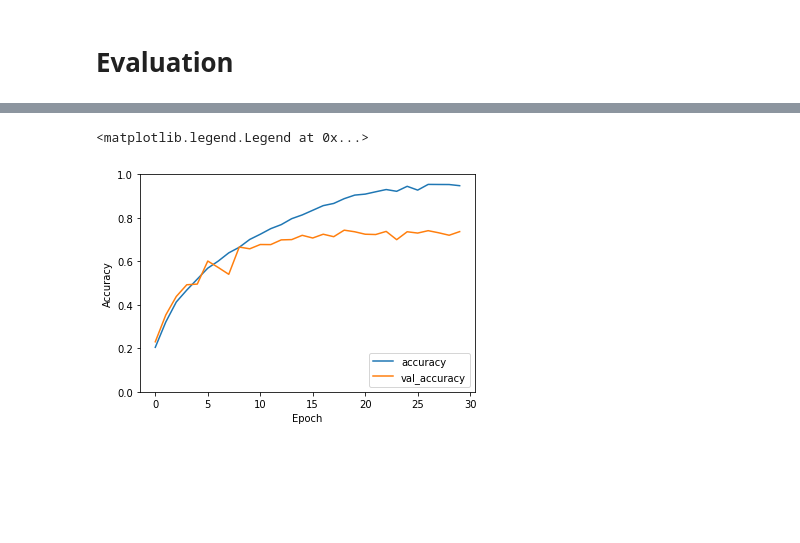
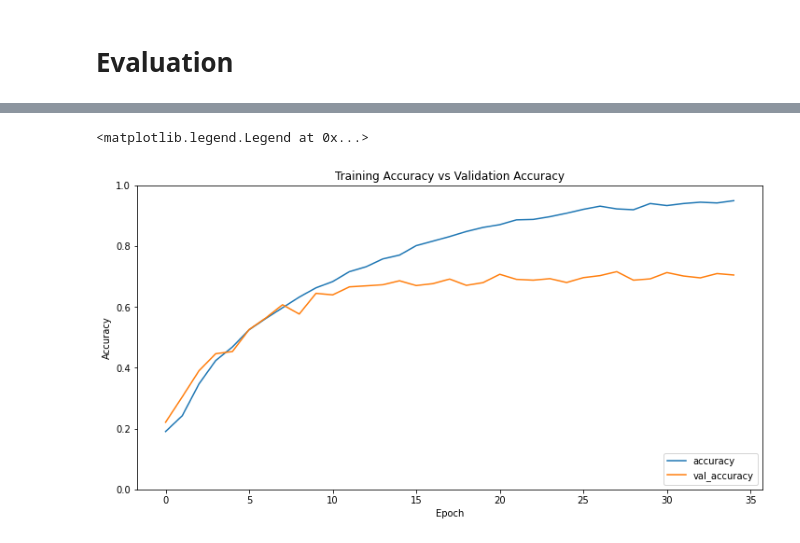
Before and after one commit to Jenishhd/DL_Project, a Jupyter notebook: DL_Animals_Model_Chloe.ipynb, the cells around one changed output, grey strips where cells are left out. Drawn from its saved outputs; the diff is of its cells as text; code cells hidden in the pictures; blank space fills up the shorter version.

```diff
--- a/DL_Animals_Model_Chloe.ipynb
+++ b/DL_Animals_Model_Chloe.ipynb
@@ -441,9 +471,12 @@ Trainable params: 8,499,022
 Non-trainable params: 0
 __________________________________________________________________________________________________
 # %%
-cnn.compile(loss="sparse_categorical_crossentropy",
-              optimizer="adam",
-              metrics=["accuracy"])
+cnn.compile(loss=["sparse_categorical_crossentropy","sparse_categorical_crossentropy","sparse_categorical_crossentropy"],
+            loss_weights=[1, 0.3, 0.3],
+            optimizer="adam",
+            metrics=["accuracy"])
 # from tensorflow.keras.optimizers import Adam
 # opt = Adam(lr=0.001)
 # cnn.compile(optimizer=opt, loss=keras.losses.categorical_crossentropy, metrics=['accuracy'])
+#cnn.compile(loss='sparse_categorical_crossentropy', optimizer='SGD', metrics=['accuracy'])
+            # loss_weights=[1, 0.3, 0.3],
@@ -473,8 +482,0 @@ def generator(X_data, y_data, batch_size):
-# %%
-#history = cnn.fit(X_train, y_train, batch_size = 100, epochs=30, validation_data=(X_valid, y_valid)) #try 100 epochs? less than 10 is too small
-history = cnn.fit(X_train, y_train, batch_size = 100, epochs=30, validation_data=(X_valid, y_valid)) #try 100 epochs? less than 10 is too small
-# history = cnn.fit_generator(steps_per_epoch=100,generator=(X_train,y_train), validation_data= (X_valid,y_valid), validation_steps=10,epochs=100,callbacks=[checkpoint,early])
-# history = cnn.fit_generator(generator=generator(X_train,y_train,100), steps_per_epoch=len(X_train) // 100, epochs=50,
-#   verbose = 1,
-#   callbacks = [checkpoint,early],
-#   validation_data = generator(X_valid,y_valid,                                                                             100*2))
@@ -498,0 +483,2 @@ Epoch 30/30
+# %%
+history = cnn.fit(X_train, y_train, batch_size = 70, epochs=35, validation_data=(X_valid, y_valid))
@@ -513,10 +517,12 @@ Accuracy of Testing Set: 0.7504581809043884
 # %%
-plt.plot(history.history['dense_3_accuracy'], label='accuracy')
-plt.plot(history.history['val_dense_3_accuracy'], label = 'val_accuracy')
+plt.figure(figsize=(12, 6))
+plt.plot(history.history['dense_2_accuracy'], label='accuracy')
+plt.plot(history.history['val_dense_2_accuracy'], label = 'val_accuracy')
+plt.title('Training Accuracy vs Validation Accuracy')
 plt.xlabel('Epoch')
 plt.ylabel('Accuracy')
 plt.ylim([0, 1])
 plt.legend(loc='lower right')
 # %% [output]
 <matplotlib.legend.Legend at 0x...>
-[figure, old version]
+[figure, new version]
```
Also changed, not shown: parts of 27 cells of this notebook.
